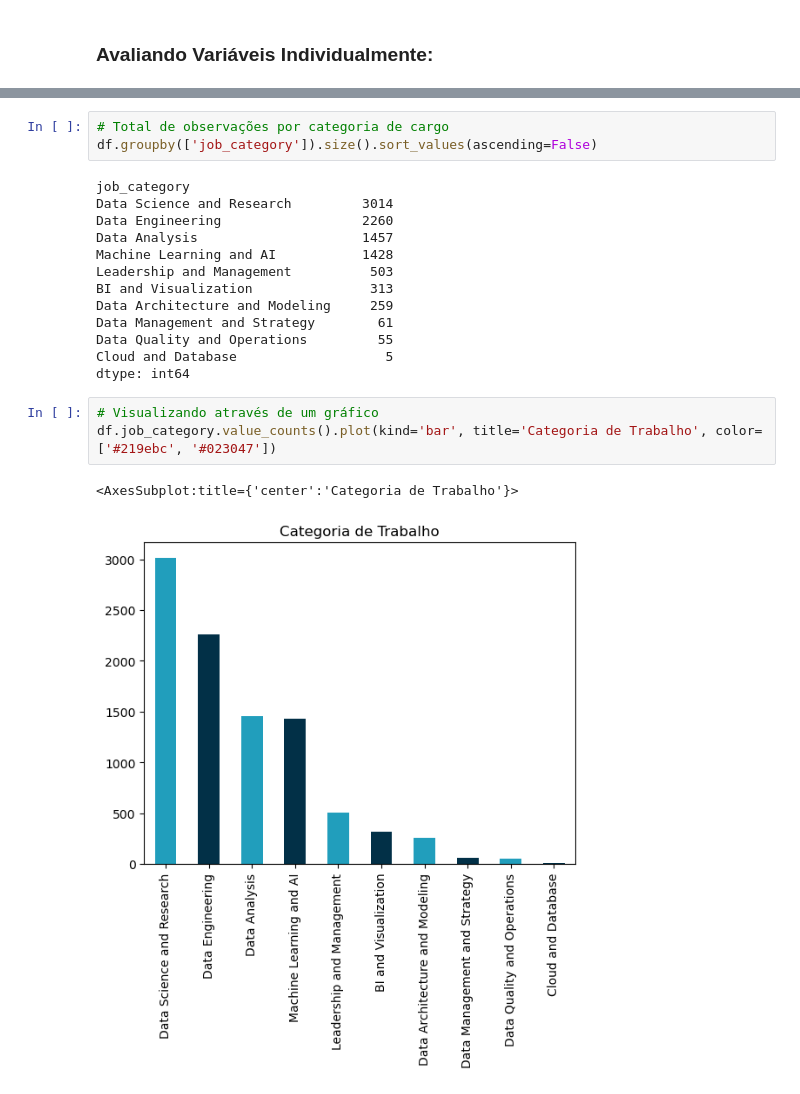
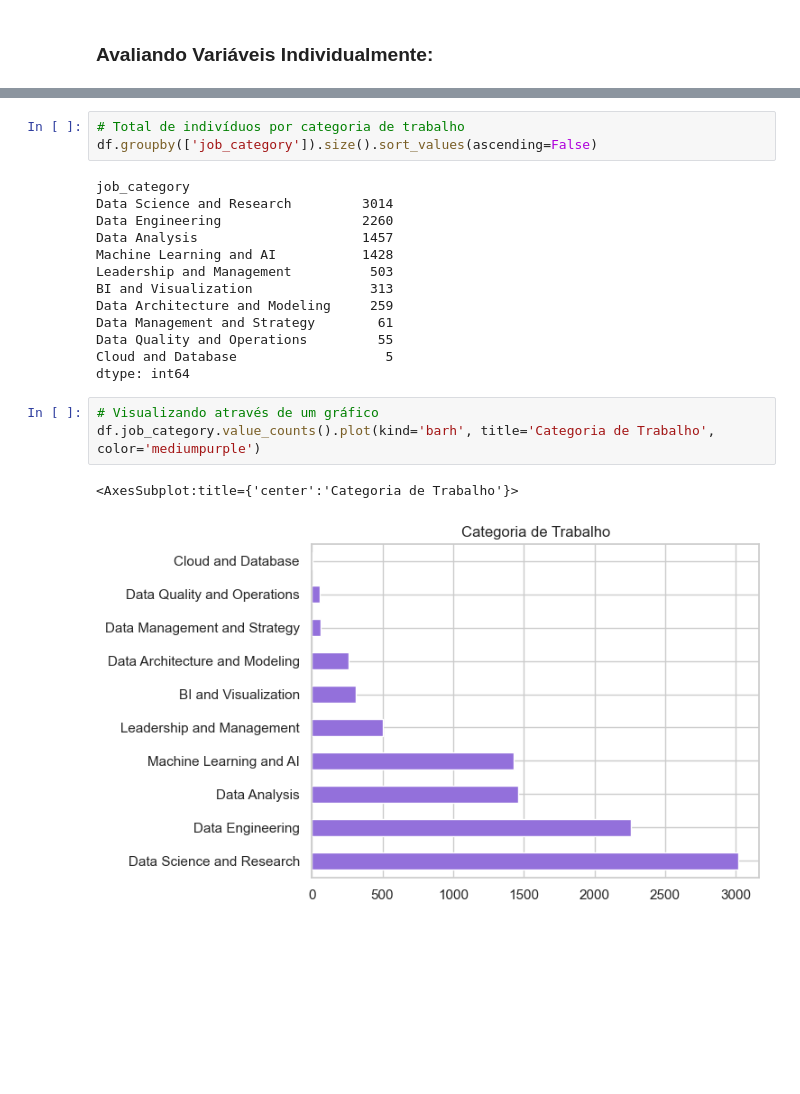
Before and after one commit to pedroohsilva/diferenca-salarial-analistas-e-cientistas-de-dados, a Jupyter notebook: Análise Exploratória de Dados/Análise Exploratória de Dados.ipynb, the cells around one changed output, grey strips where cells are left out. Saved outputs shown, nothing was run; the diff lists cells and outputs as text; blank space fills up the shorter version.

```diff
--- a/Análise Exploratória de Dados/Análise Exploratória de Dados.ipynb
+++ b/Análise Exploratória de Dados/Análise Exploratória de Dados.ipynb
@@ -187,7 +188,7 @@ Machine Learning Operations Engineer       1
 Staff Machine Learning Engineer            1
 Length: 125, dtype: int64
 # %%
-# Total de observações por categoria de cargo
+# Total de indivíduos por categoria de trabalho
 df.groupby(['job_category']).size().sort_values(ascending=False)
 # %% [output]
 job_category
@@ -204,8 +205,8 @@ Cloud and Database                   5
 dtype: int64
 # %%
 # Visualizando através de um gráfico
-df.job_category.value_counts().plot(kind='bar', title='Categoria de Trabalho', color=['#219ebc', '#023047'])
+df.job_category.value_counts().plot(kind='barh', title='Categoria de Trabalho', color='mediumpurple')
 # %% [output]
 <AxesSubplot:title={'center':'Categoria de Trabalho'}>
-[figure, old version]
+[figure, new version]
 # %%
```
Also changed, not shown: parts of 11 cells of this notebook, 4 other files.
